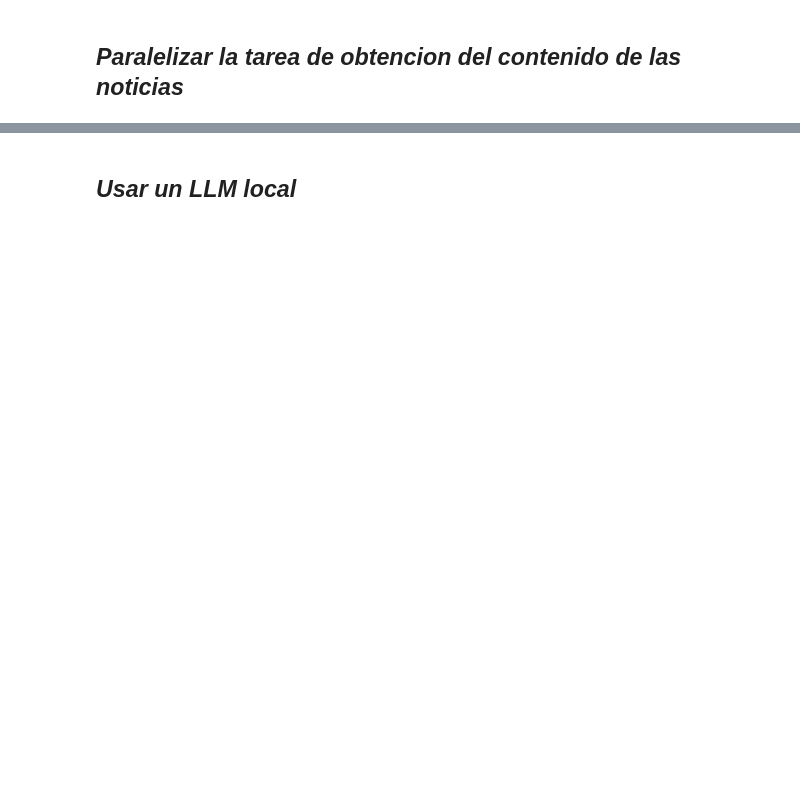
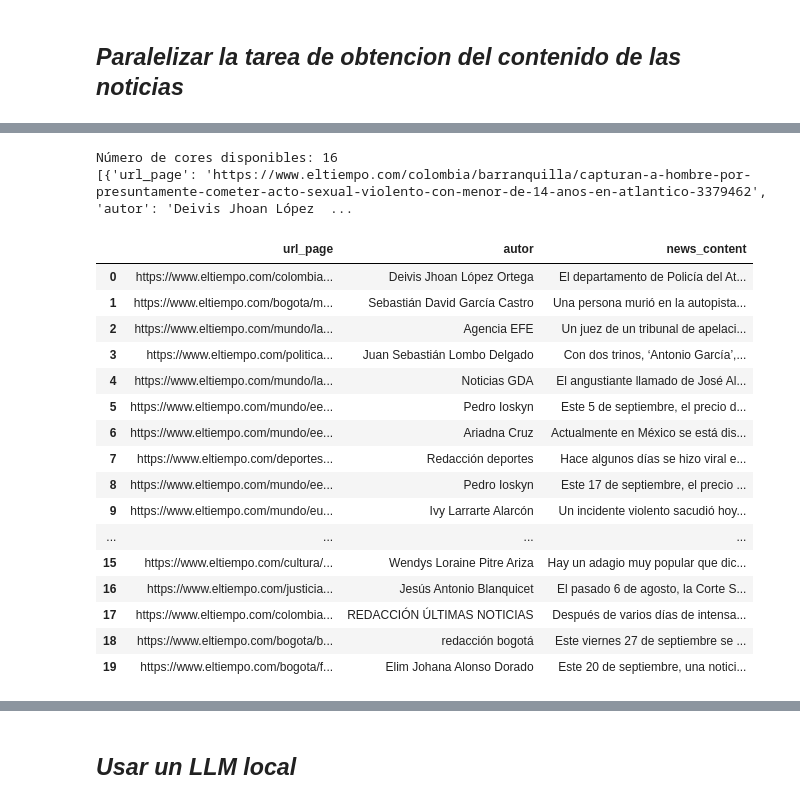
Before and after one commit to lacamposm/Metodos-Estadisticos, a Jupyter notebook: news_clustering.ipynb, the cells around one changed output, grey strips where cells are left out. Cells and saved outputs as stored; diff of their text form; code cells hidden in the pictures; blank space fills up the shorter version.

```diff
--- a/news_clustering.ipynb
+++ b/news_clustering.ipynb
@@ -134,35 +236,60 @@ num_cores = num_cores - 2
 def process_url(url: str) -> Dict:
     return get_content_news_from_url(url)
 
 
 def parallel_process_urls(urls: list[str]) -> list[Dict]:
     """
     Procesa múltiples URLs en paralelo utilizando ThreadPoolExecutor,
     dejando 2 cores libres.
 
     :param urls: Lista de URLs a procesar.
     :return: Lista de diccionarios con la información extraída de cada URL.
     """
     results = []
 
     with ThreadPoolExecutor(max_workers=num_cores) as executor:
         futures = [executor.submit(process_url, url) for url in urls]
 
         for future in as_completed(futures):
             try:
                 results.append(future.result())
             except Exception as e:
                 print(f"Error procesando la URL: {e}")
 
     return results
 
-# Lista de URLs a procesar.
-urls_to_process = df_urls_news_el_tiempo["url_page"].tolist()
+# Lista de URLs a procesar. Descomente la siguiente linea de codigo
+# para obtener todas las urls.
+# Procesamos todas las URLs en paralelo
+# urls_to_process = df_urls_news_el_tiempo["url_page"].tolist()
+
+# urls de ejemplo, solo una muestra de 20 urls
+urls_to_process = df_urls_news_el_tiempo["url_page"].sample(20).tolist()
 # Procesamos todas las URLs en paralelo
 processed_results = parallel_process_urls(urls_to_process)
 # Resultados
 print(processed_results)
 pd.DataFrame(processed_results)
+# %% [output]
+Número de cores disponibles: 16
+[{'url_page': 'https://www.eltiempo.com/colombia/barranquilla/capturan-a-hombre-por-presuntamente-cometer-acto-sexual-violento-con-menor-de-14-anos-en-atlantico-3379462', 'autor': 'Deivis Jhoan López  ...
+|  | url_page | autor | news_content |
+| 0 | https://www.eltiempo.com/colombia... | Deivis Jhoan López Ortega | El departamento de Policía del At... |
+| 1 | https://www.eltiempo.com/bogota/m... | Sebastián David García Castro | Una persona murió en la autopista... |
+| 2 | https://www.eltiempo.com/mundo/la... | Agencia EFE | Un juez de un tribunal de apelaci... |
+| 3 | https://www.eltiempo.com/politica... | Juan Sebastián Lombo Delgado | Con dos trinos, ‘Antonio García’,... |
+| 4 | https://www.eltiempo.com/mundo/la... | Noticias GDA | El angustiante llamado de José Al... |
+| 5 | https://www.eltiempo.com/mundo/ee... | Pedro Ioskyn | Este 5 de septiembre, el precio d... |
+| 6 | https://www.eltiempo.com/mundo/ee... | Ariadna Cruz | Actualmente en México se está dis... |
+| 7 | https://www.eltiempo.com/deportes... | Redacción deportes | Hace algunos días se hizo viral e... |
+| 8 | https://www.eltiempo.com/mundo/ee... | Pedro Ioskyn | Este 17 de septiembre, el precio ... |
+| 9 | https://www.eltiempo.com/mundo/eu... | Ivy Larrarte Alarcón | Un incidente violento sacudió hoy... |
+| ... | ... | ... | ... |
+| 15 | https://www.eltiempo.com/cultura/... | Wendys Loraine Pitre Ariza | Hay un adagio muy popular que dic... |
+| 16 | https://www.eltiempo.com/justicia... | Jesús Antonio Blanquicet | El pasado 6 de agosto, la Corte S... |
+| 17 | https://www.eltiempo.com/colombia... | REDACCIÓN ÚLTIMAS NOTICIAS | Después de varios días de intensa... |
+| 18 | https://www.eltiempo.com/bogota/b... | redacción bogotá | Este viernes 27 de septiembre se ... |
+| 19 | https://www.eltiempo.com/bogota/f... | Elim Johana Alonso Dorado | Este 20 de septiembre, una notici... |
 # %%
 df_news_el_tiempo = df_urls_news_el_tiempo.merge(
     pd.DataFrame(processed_results),
```
Also changed, not shown: parts of 25 cells of this notebook.
